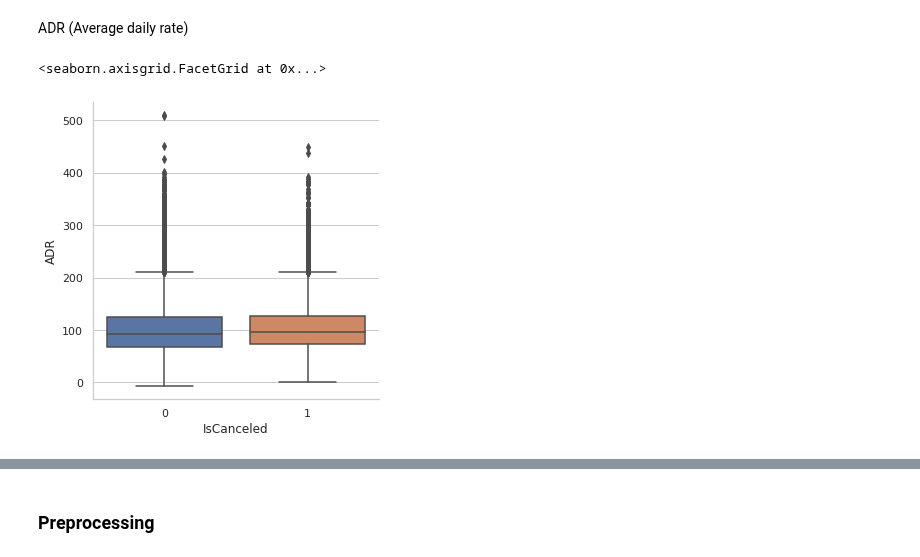
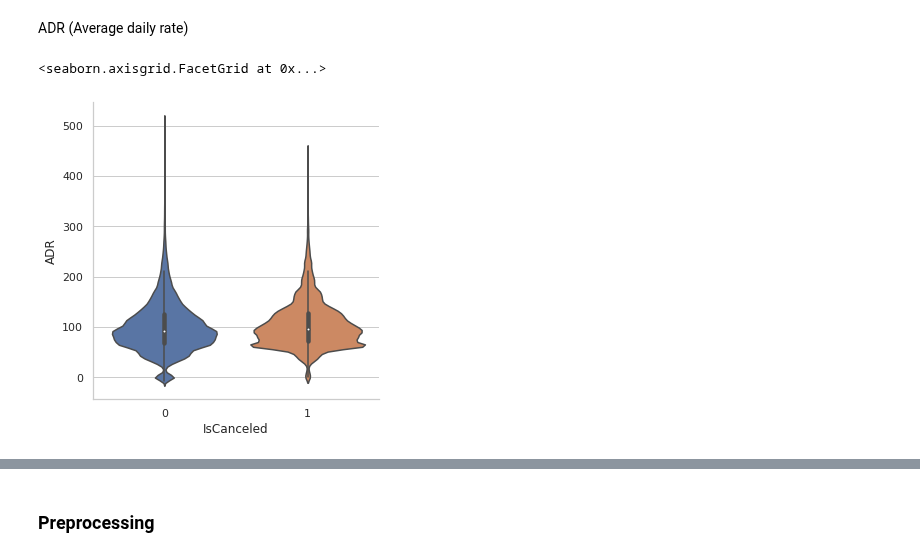
Before and after one commit to alejandromanas/GoogleColab_public, a Jupyter notebook: bookings/code/bookings.ipynb, the cells around one changed output, grey strips where cells are left out. Cells and saved outputs as stored; diff of their text form; code cells hidden in the pictures.

```diff
--- a/bookings/code/bookings.ipynb
+++ b/bookings/code/bookings.ipynb
@@ -192,7 +137,7 @@ ADR (Average daily rate)
 # %%
 df=df_analysis[df_analysis['ADR']< 5000][['IsCanceled','ADR']]
 #df.IsCanceled=df.IsCanceled.astype('str')
-sns.catplot(x="IsCanceled", y="ADR", kind="box", data=df)
+sns.catplot(x="IsCanceled", y="ADR", kind="violin", data=df)
 # %% [output]
 <seaborn.axisgrid.FacetGrid at 0x...>
-[figure, old version]
+[figure, new version]
```
Also changed, not shown: parts of 10 cells of this notebook.
